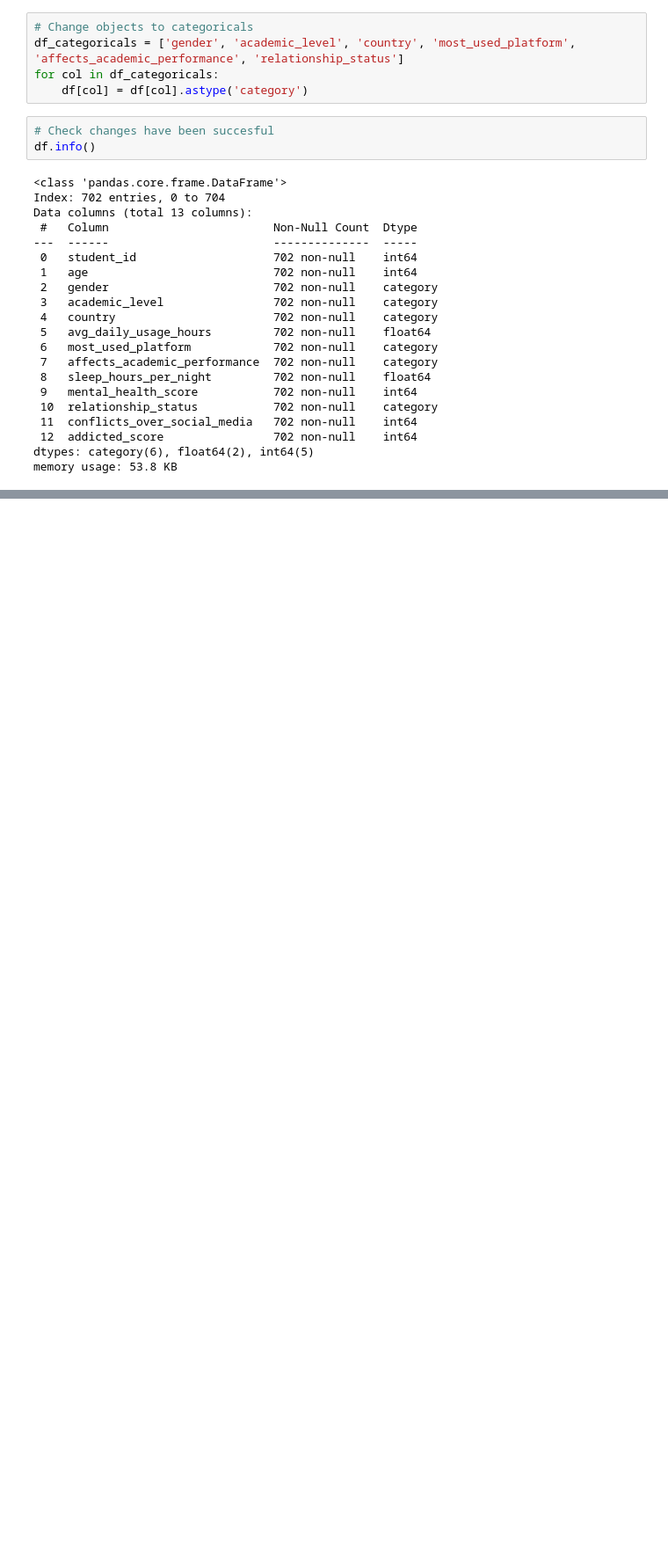
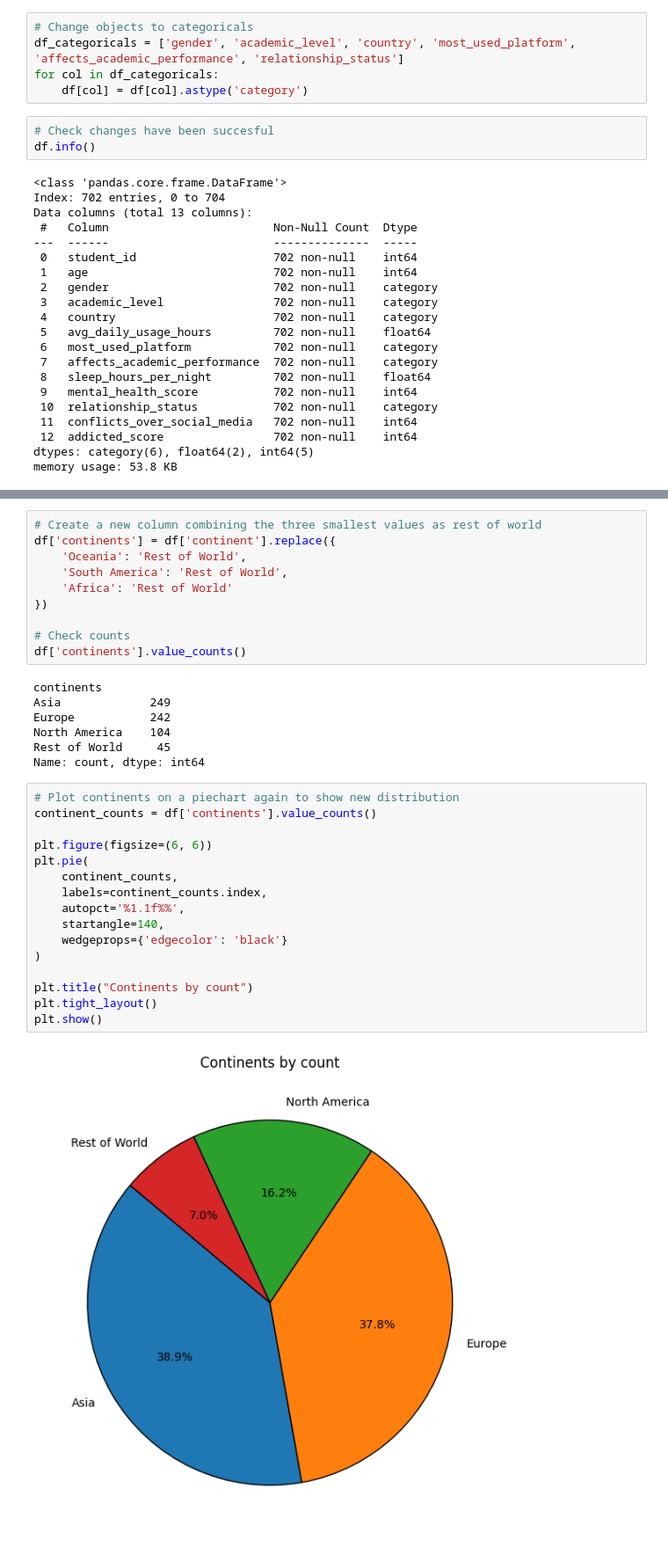
Before and after one commit to StavSteven/social_media_addiction, a Jupyter notebook: jupyter_notebooks/1_data_cleaning_student_social_media_addiction.ipynb, the cells around one changed output, grey strips where cells are left out. Shown at 88% size. Drawn from its saved outputs; the diff is of its cells as text; blank space fills up the shorter version.

```diff
--- a/jupyter_notebooks/1_data_cleaning_student_social_media_addiction.ipynb
+++ b/jupyter_notebooks/1_data_cleaning_student_social_media_addiction.ipynb
@@ -399,0 +561,35 @@ memory usage: 53.8 KB
+# %%
+# Create a new column combining the three smallest values as rest of world
+df['continents'] = df['continent'].replace({
+    'Oceania': 'Rest of World',
+    'South America': 'Rest of World',
+    'Africa': 'Rest of World'
+})
+
+# Check counts
+df['continents'].value_counts()
+# %% [output]
+continents
+Asia             249
+Europe           242
+North America    104
+Rest of World     45
+Name: count, dtype: int64
+# %%
+# Plot continents on a piechart again to show new distribution
+continent_counts = df['continents'].value_counts()
+
+plt.figure(figsize=(6, 6))
+plt.pie(
+    continent_counts,
+    labels=continent_counts.index,
+    autopct='%1.1f%%',
+    startangle=140,
+    wedgeprops={'edgecolor': 'black'}
+)
+
+plt.title("Continents by count")
+plt.tight_layout()
+plt.show()
+# %% [output]
+[figure, added]
```
Also changed, not shown: parts of 24 cells of this notebook.
